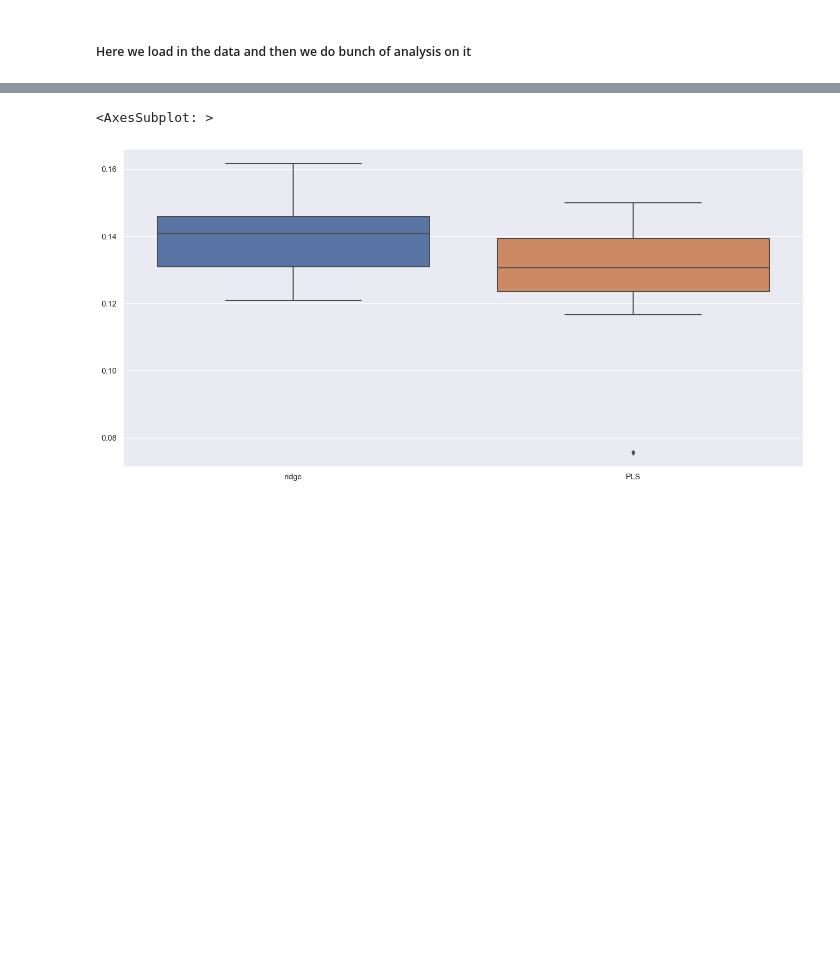
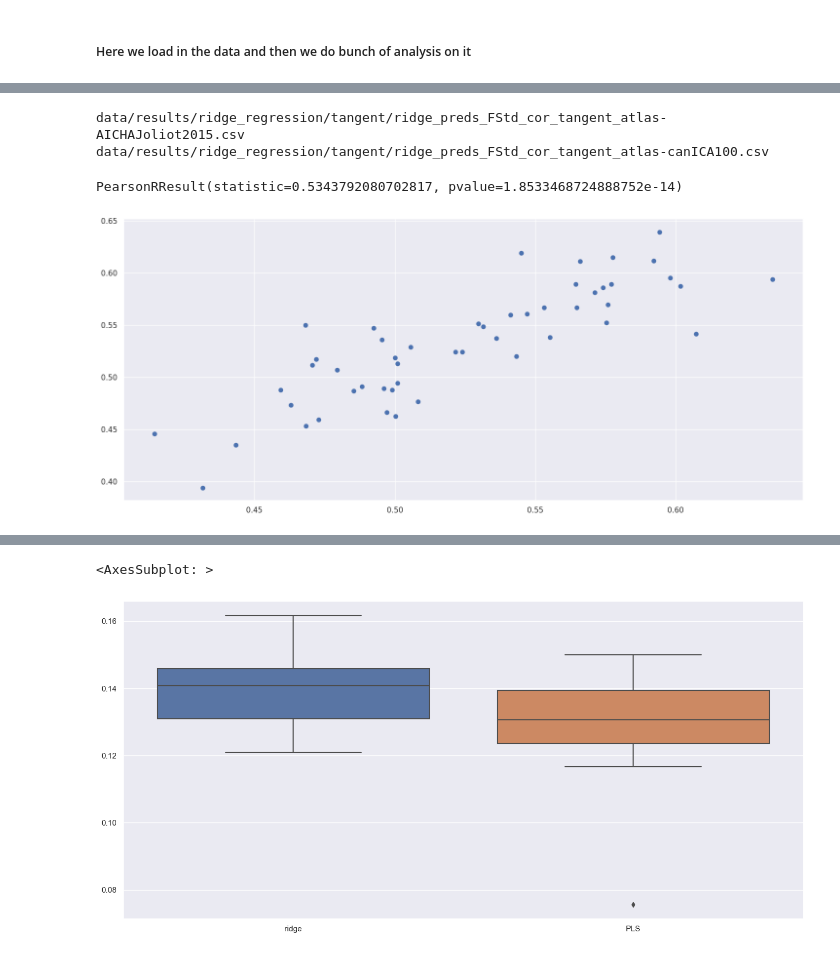
Before and after one commit to samuelheczko/Ridge-Regression-Predictions, a Jupyter notebook: analysis_notebook.ipynb, the cells around one changed output, grey strips where cells are left out. Saved outputs shown, nothing was run; the diff lists cells and outputs as text; code cells hidden in the pictures; blank space fills up the shorter version.

Commit message:
feature importance

```diff
--- a/analysis_notebook.ipynb
+++ b/analysis_notebook.ipynb
@@ -124,0 +228,15 @@ dtype: float64
+# %%
+plt.scatter(tang_df_ridge_1000_comp.AICHAJoliot2015,tang_df_ridge_1000_comp.canICA100)
+print(tangent_paths_preds_ridge_1000_comp[3])
+print(tangent_paths_preds_ridge_1000_comp[8])
+
+preds_df_feature_sel_AICHA = pd.read_csv(tangent_paths_preds_ridge_1000_comp[3])
+
+combined =  np.array([preds_df_feature_sel_AICHA['GCA_perm_3_pred'],preds_df_feature_sel['GCA_perm_3_pred']])
+from scipy.stats import pearsonr
+pearsonr(combined.mean(axis = 0),preds_df_feature_sel_AICHA['GCA_perm_3_real'])
+# %% [output]
+data/results/ridge_regression/tangent/ridge_preds_FStd_cor_tangent_atlas-AICHAJoliot2015.csv
+data/results/ridge_regression/tangent/ridge_preds_FStd_cor_tangent_atlas-canICA100.csv
+PearsonRResult(statistic=0.5343792080702817, pvalue=1.8533468724888752e-14)
+[figure, added]
```
Also changed, not shown: parts of 11 cells of this notebook, 3 other files.
